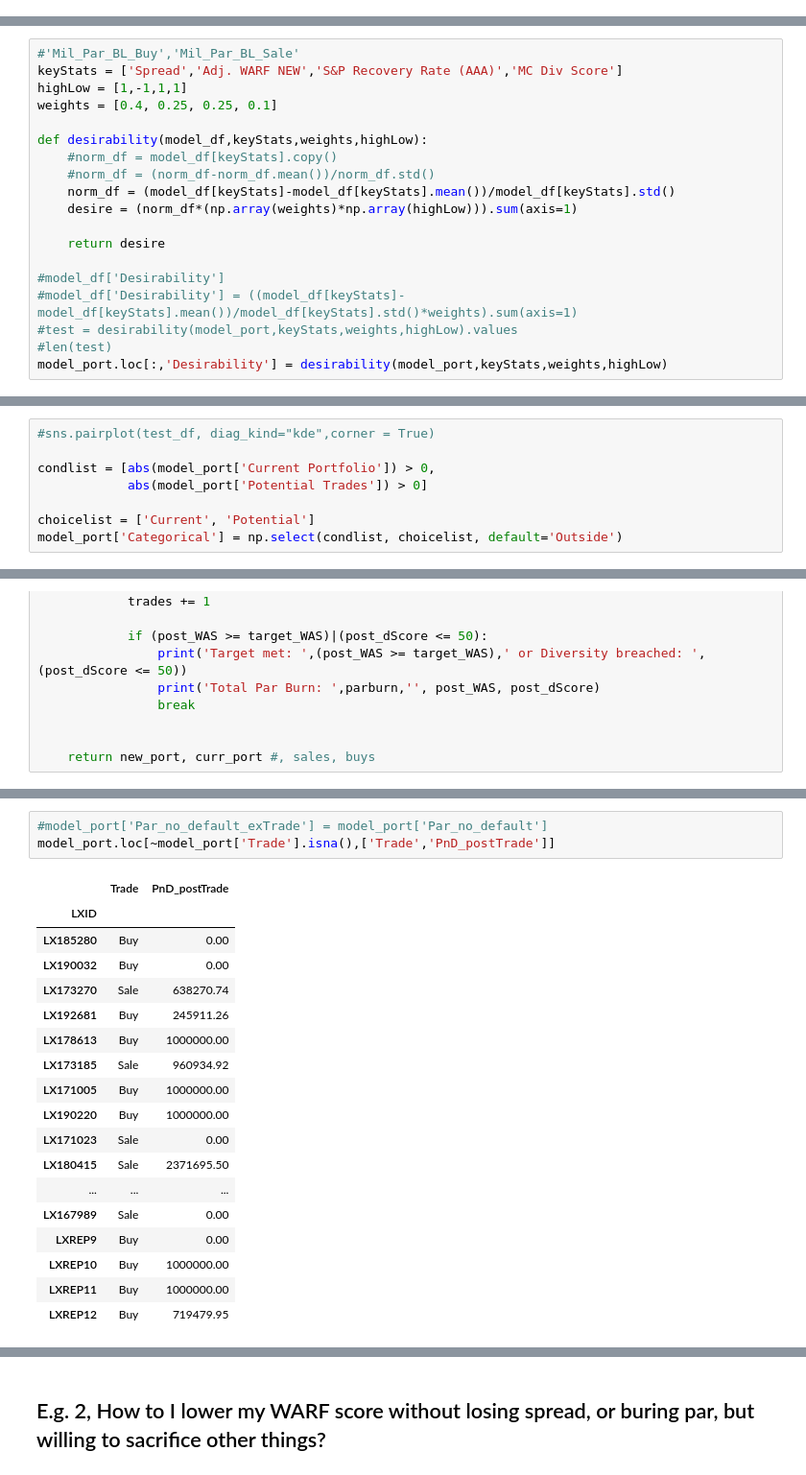
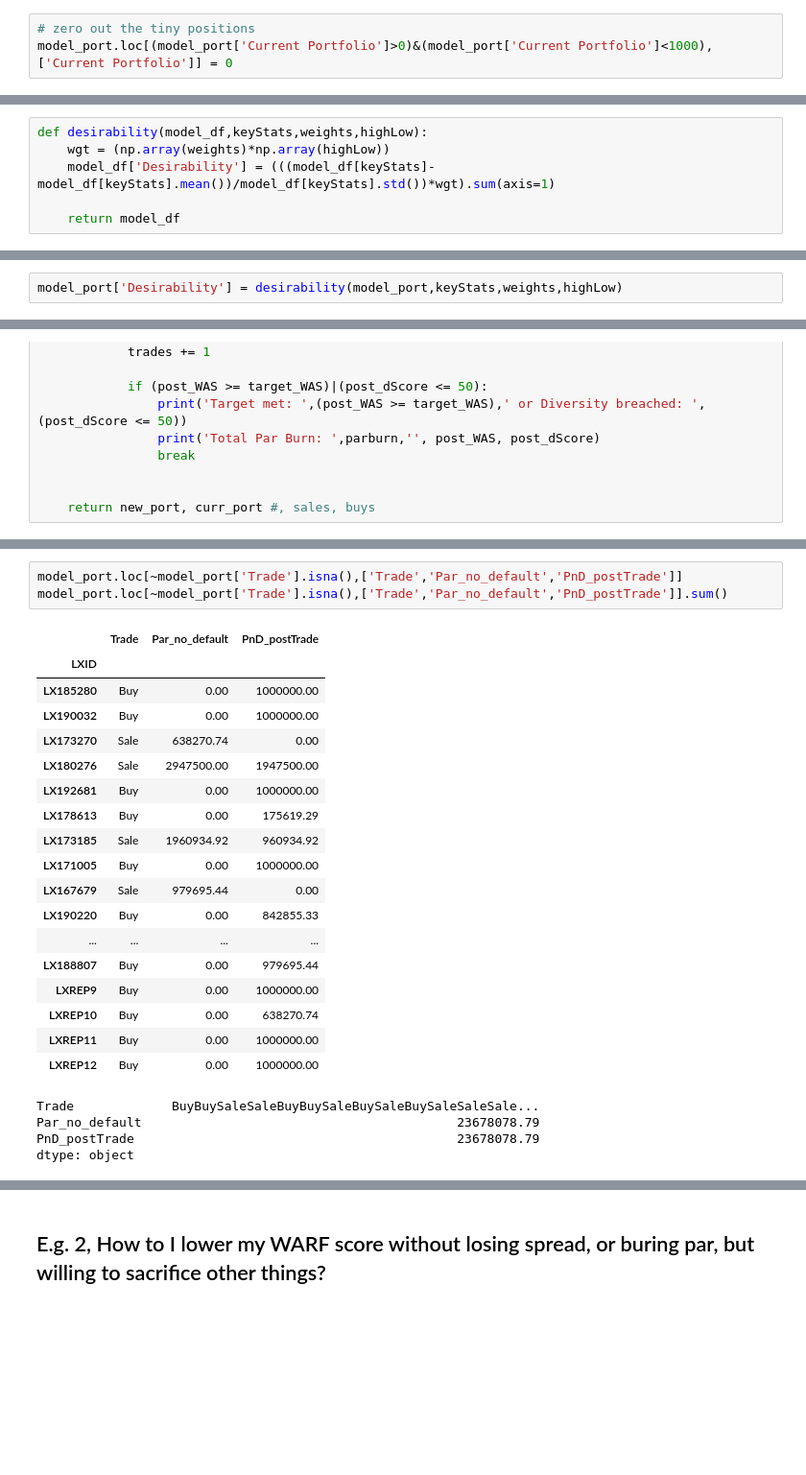
Before and after one commit to joshknechtel-gs/RM-IT, a Jupyter notebook: CLO Model Portfolio-17-Debugging.ipynb, the cells around one changed output, grey strips where cells are left out. Shown at 96% size. Saved outputs shown, nothing was run; the diff lists cells and outputs as text; blank space fills up the shorter version.

Commit message:
pre-post stats fixed; setwithcopy warning fixed

```diff
--- a/CLO Model Portfolio-17-Debugging.ipynb
+++ b/CLO Model Portfolio-17-Debugging.ipynb
@@ -758,3 +761,6 @@ model_port.loc[model_port['Current Portfolio']>0,['Mil_Par_BL_Sale','Current Por
+# %%
+# zero out the tiny positions
+model_port.loc[(model_port['Current Portfolio']>0)&(model_port['Current Portfolio']<1000),['Current Portfolio']] = 0
 # %% [markdown]
 # Model Portfolio stats
 - To potentially add:
@@ -818,19 +854,6 @@ replines(model_port)
 # %%
-#'Mil_Par_BL_Buy','Mil_Par_BL_Sale'
-keyStats = ['Spread','Adj. WARF NEW','S&P Recovery Rate (AAA)','MC Div Score']
-highLow = [1,-1,1,1]
-weights = [0.4, 0.25, 0.25, 0.1]
+def desirability(model_df,keyStats,weights,highLow):
+    wgt = (np.array(weights)*np.array(highLow))
+    model_df['Desirability'] = (((model_df[keyStats]-model_df[keyStats].mean())/model_df[keyStats].std())*wgt).sum(axis=1)
 
-def desirability(model_df,keyStats,weights,highLow):
-    #norm_df = model_df[keyStats].copy()
-    #norm_df = (norm_df-norm_df.mean())/norm_df.std()
-    norm_df = (model_df[keyStats]-model_df[keyStats].mean())/model_df[keyStats].std()
-    desire = (norm_df*(np.array(weights)*np.array(highLow))).sum(axis=1)
-
-    return desire
-
-#model_df['Desirability']
-#model_df['Desirability'] = ((model_df[keyStats]-model_df[keyStats].mean())/model_df[keyStats].std()*weights).sum(axis=1)
-#test = desirability(model_port,keyStats,weights,highLow).values
-#len(test)
-model_port.loc[:,'Desirability'] = desirability(model_port,keyStats,weights,highLow)
+    return model_df
@@ -850,3 +862,5 @@ See the caveats in the documentation: https://pandas.pydata.org/pandas-docs/stab
+# %%
+model_port['Desirability'] = desirability(model_port,keyStats,weights,highLow)
 # %%
 # This is a killer trick!  Must remember!
 
@@ -976,11 +986,3 @@ Port_stats(model_port,ind_avg_eu)
 | Total Portfolio Par (excl. Defaults) | 499,303,478 |
 | Total Portfolio Par | 499,303,478 |
 | Current Portfolio | 499,303,478 |
-# %%
-#sns.pairplot(test_df, diag_kind="kde",corner = True)
-
-condlist = [abs(model_port['Current Portfolio']) > 0,
-            abs(model_port['Potential Trades']) > 0]
-
-choicelist = ['Current', 'Potential']
-model_port['Categorical'] = np.select(condlist, choicelist, default='Outside')
@@ -1164,22 +1136,26 @@ See the caveats in the documentation: https://pandas.pydata.org/pandas-docs/stab
 # %%
-#model_port['Par_no_default_exTrade'] = model_port['Par_no_default']
-model_port.loc[~model_port['Trade'].isna(),['Trade','PnD_postTrade']]
+model_port.loc[~model_port['Trade'].isna(),['Trade','Par_no_default','PnD_postTrade']]
+model_port.loc[~model_port['Trade'].isna(),['Trade','Par_no_default','PnD_postTrade']].sum()
 # %% [output]
-|  | Trade | PnD_postTrade |
-| LXID |  |  |
-| LX185280 | Buy | 0.00 |
-| LX190032 | Buy | 0.00 |
-| LX173270 | Sale | 638270.74 |
-| LX192681 | Buy | 245911.26 |
-| LX178613 | Buy | 1000000.00 |
-| LX173185 | Sale | 960934.92 |
-| LX171005 | Buy | 1000000.00 |
-| LX190220 | Buy | 1000000.00 |
-| LX171023 | Sale | 0.00 |
-| LX180415 | Sale | 2371695.50 |
-| ... | ... | ... |
-| LX167989 | Sale | 0.00 |
-| LXREP9 | Buy | 0.00 |
-| LXREP10 | Buy | 1000000.00 |
-| LXREP11 | Buy | 1000000.00 |
-| LXREP12 | Buy | 719479.95 |
+|  | Trade | Par_no_default | PnD_postTrade |
+| LXID |  |  |  |
+| LX185280 | Buy | 0.00 | 1000000.00 |
+| LX190032 | Buy | 0.00 | 1000000.00 |
+| LX173270 | Sale | 638270.74 | 0.00 |
+| LX180276 | Sale | 2947500.00 | 1947500.00 |
+| LX192681 | Buy | 0.00 | 1000000.00 |
+| LX178613 | Buy | 0.00 | 175619.29 |
+| LX173185 | Sale | 1960934.92 | 960934.92 |
+| LX171005 | Buy | 0.00 | 1000000.00 |
+| LX167679 | Sale | 979695.44 | 0.00 |
+| LX190220 | Buy | 0.00 | 842855.33 |
+| ... | ... | ... | ... |
+| LX188807 | Buy | 0.00 | 979695.44 |
+| LXREP9 | Buy | 0.00 | 1000000.00 |
+| LXREP10 | Buy | 0.00 | 638270.74 |
+| LXREP11 | Buy | 0.00 | 1000000.00 |
+| LXREP12 | Buy | 0.00 | 1000000.00 |
+Trade             BuyBuySaleSaleBuyBuySaleBuySaleBuySaleSaleSale...
+Par_no_default                                          23678078.79
+PnD_postTrade                                           23678078.79
+dtype: object
```
Also changed, not shown: parts of 22 cells of this notebook.
